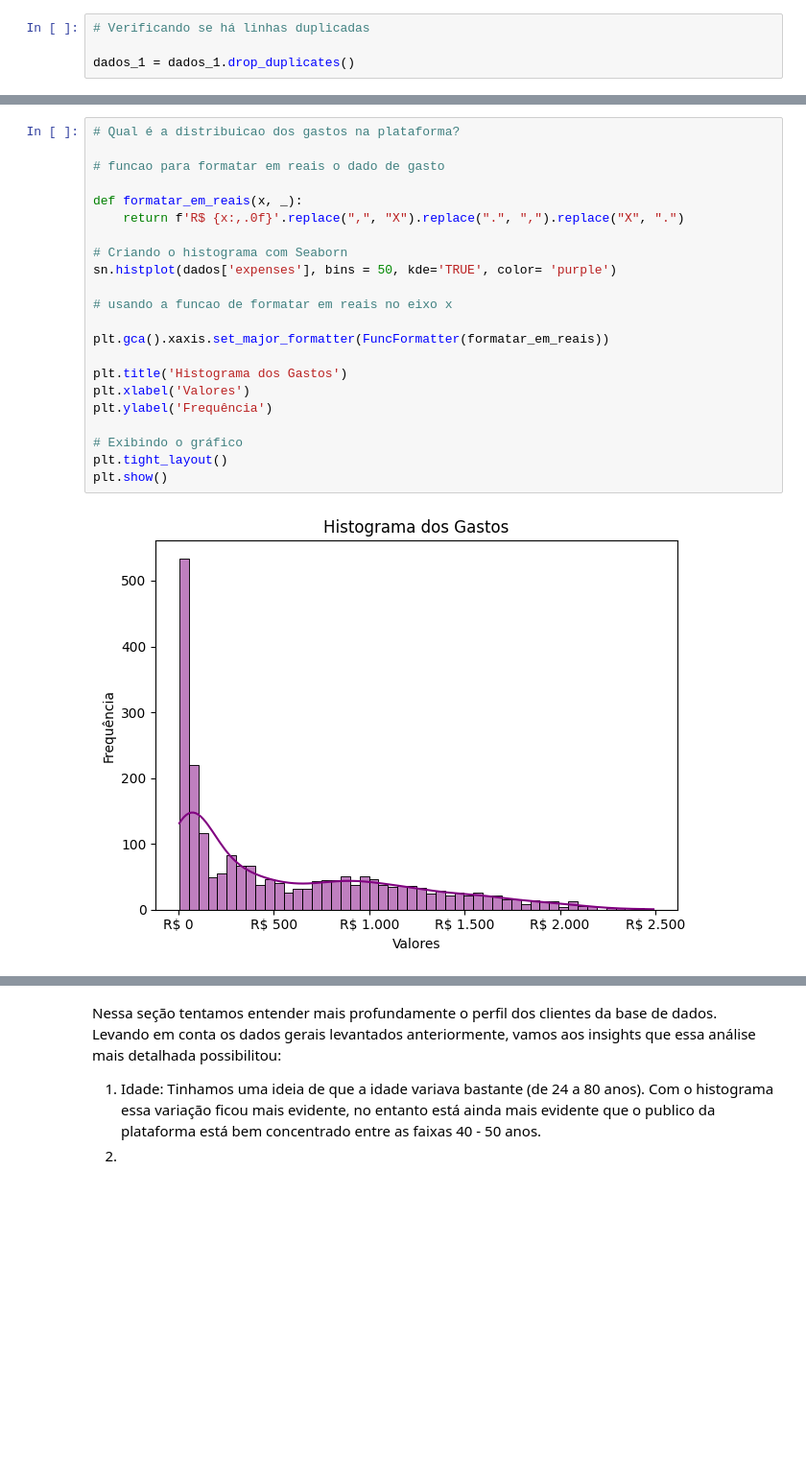
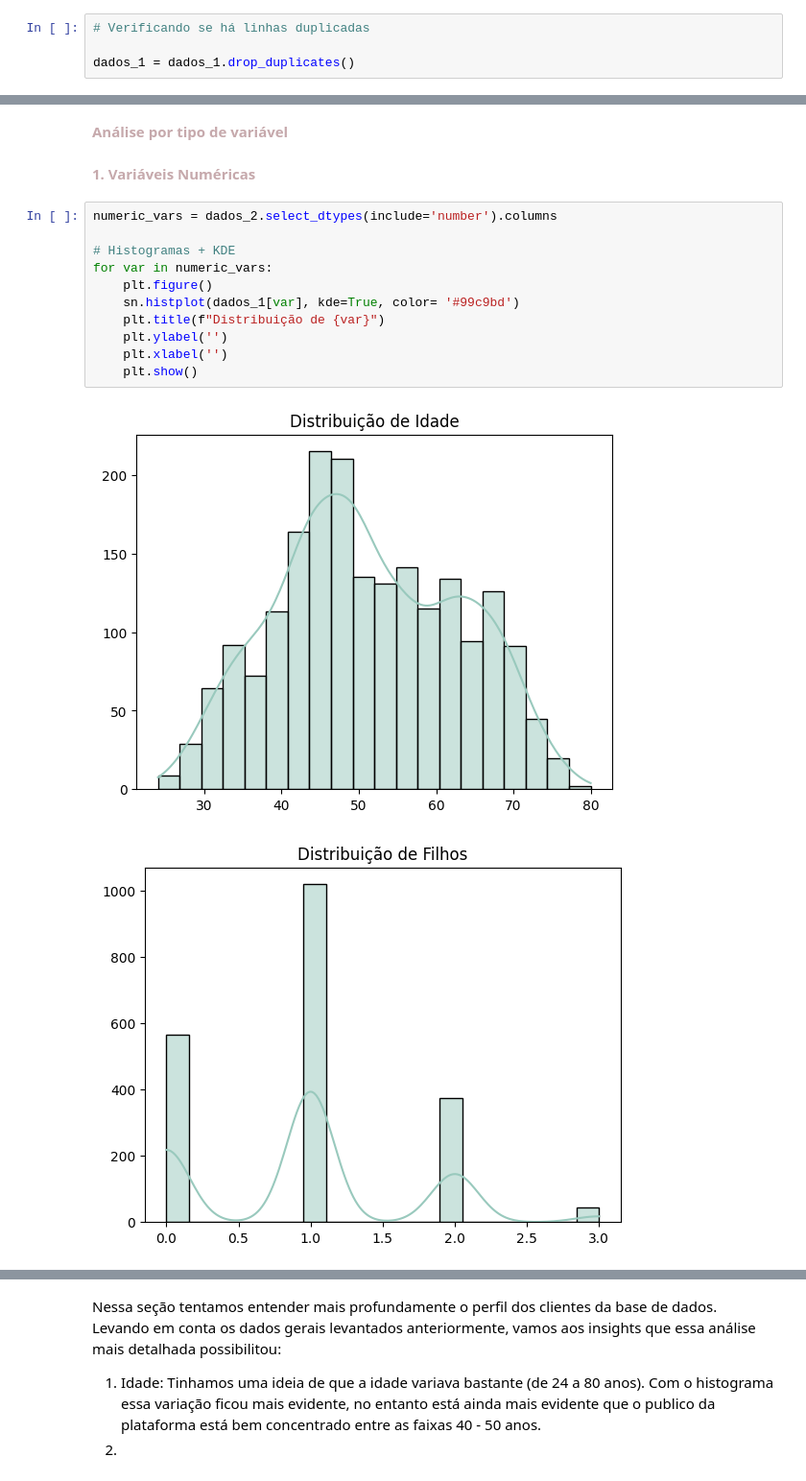
Before and after one commit to thais01fernandes/estat_analises, a Jupyter notebook: descritiva/analise_ifood.ipynb, the cells around one changed output, grey strips where cells are left out. Shown: that part at 96% size. Saved outputs shown, nothing was run; the diff lists cells and outputs as text; blank space fills up the shorter version.

```diff
--- a/descritiva/analise_ifood.ipynb
+++ b/descritiva/analise_ifood.ipynb
@@ -194,24 +162,18 @@ plt.show()
-# %%
-# Qual é a distribuicao dos gastos na plataforma?
-
-# funcao para formatar em reais o dado de gasto
-
-def formatar_em_reais(x, _):
-    return f'R$ {x:,.0f}'.replace(",", "X").replace(".", ",").replace("X", ".")
-
-# Criando o histograma com Seaborn
-sn.histplot(dados['expenses'], bins = 50, kde='TRUE', color= 'purple')
-
-# usando a funcao de formatar em reais no eixo x
-
-plt.gca().xaxis.set_major_formatter(FuncFormatter(formatar_em_reais))
-
-plt.title('Histograma dos Gastos')
-plt.xlabel('Valores')
-plt.ylabel('Frequência')
-
-# Exibindo o gráfico
-plt.tight_layout()
-plt.show()
-# %% [output]
-[figure, removed]
+# %% [markdown]
+<font color = #c6a9ac> **Análise por tipo de variável**
+# %% [markdown]
+<font color = #c6a9ac> **1. Variáveis Numéricas**
+# %%
+numeric_vars = dados_2.select_dtypes(include='number').columns
+
+# Histogramas + KDE
+for var in numeric_vars:
+    plt.figure()
+    sn.histplot(dados_1[var], kde=True, color= '#99c9bd')
+    plt.title(f"Distribuição de {var}")
+    plt.ylabel('')
+    plt.xlabel('')
+    plt.show()
+# %% [output]
+[figure, added]
+[figure, added]
```
Also changed, not shown: parts of 22 cells of this notebook.
